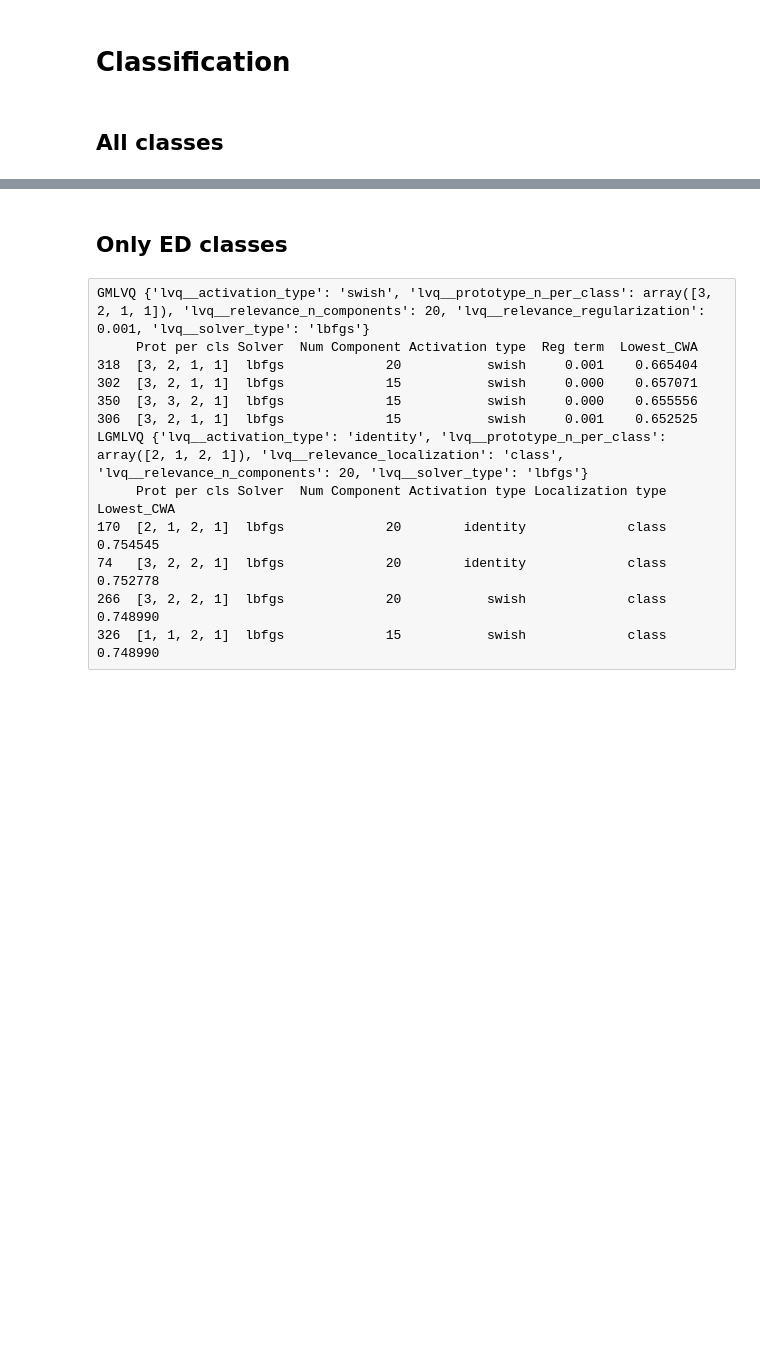
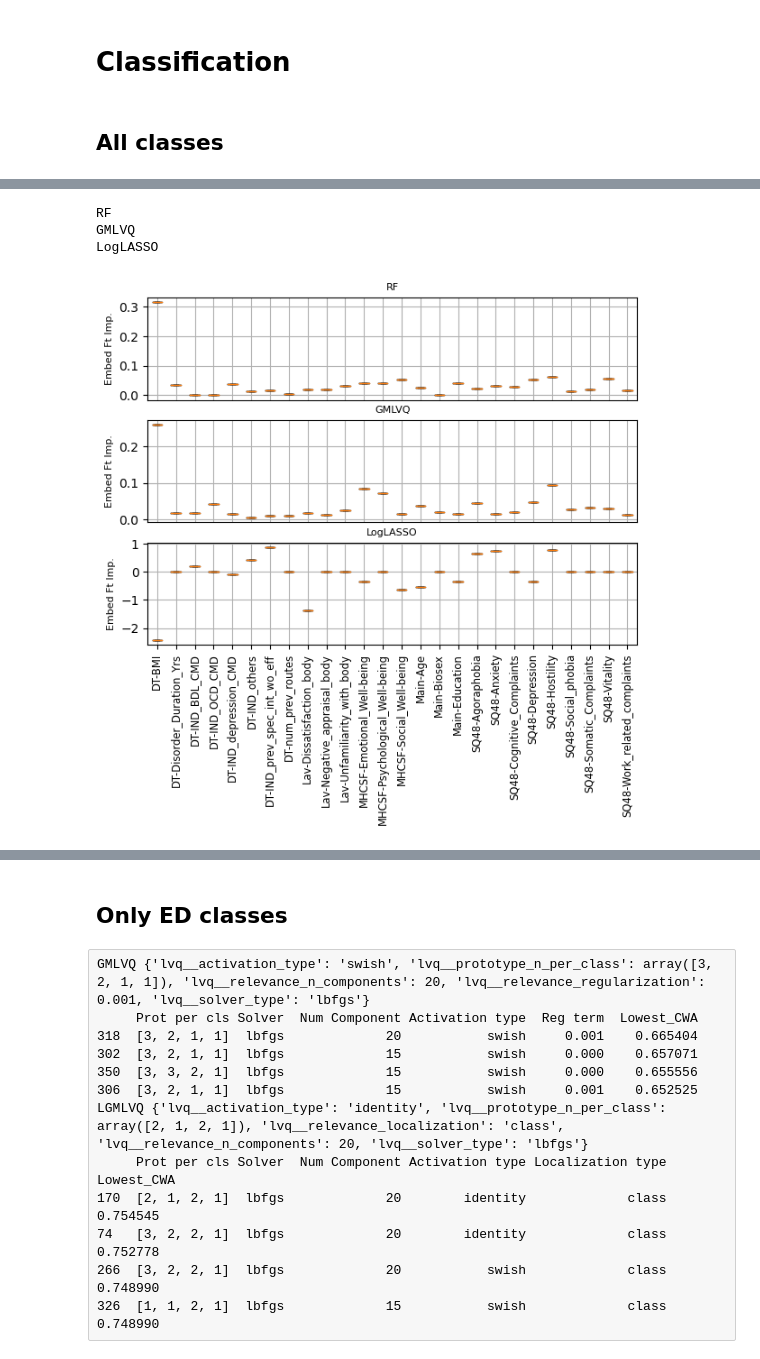
Before and after one commit to SrGh31/ED-profiling, a Jupyter notebook: Prediction_EDTypes_Severity.ipynb, the cells around one changed output, grey strips where cells are left out. Saved outputs shown, nothing was run; the diff lists cells and outputs as text; code cells hidden in the pictures; blank space fills up the shorter version.

```diff
--- a/Prediction_EDTypes_Severity.ipynb
+++ b/Prediction_EDTypes_Severity.ipynb
@@ -222,0 +258,32 @@ fig1.savefig('figs/PNGs/classification/C5_PermImp_%s.png'%dataset_type, bbox_inc
+# %%
+
+fig2,ax2=plt.subplots(len(embedded_feature_weights),1, figsize=(7,5), sharex=True)
+idx=0
+for key, clf in pipeClassifiers.items():
+    if key in embedded_feature_weights:
+        print(key)
+        row_sums = fimp_all[key]['All'].T.sum(axis=1)
+        scaled_imp = fimp_all[key]['All'].T / row_sums[:, np.newaxis]
+        #scaled_imp=fimp_all[key]['All'].T/np.mean(fimp_all[key]['All'].T, axis=0)
+        ax2[idx].boxplot(fimp_all[key]['All'].T ) #scaled_imp)
+        ax2[idx].set_title(key, fontsize=8)
+        ax2[idx].set_ylabel('Embed Ft Imp.', fontsize=8)
+      #  ax2[idx].set_ylim([-0.55,0.55])
+        ax2[idx].grid()
+        if idx<len(embedded_feature_weights)-1:
+            ax2[idx].set_xticks([])
+            ax2[idx].set_xticklabels([])
+            ax2[idx].tick_params(bottom=False)
+            idx+=1
+        else:
+            ax2[idx].set_xticks(list(range(1,num_features+1)))
+            ax2[idx].set_xticklabels(df_train_adapted.columns, rotation=90, fontsize=7, size='small')
+fig2.savefig('figs/PDFs/classification/C5_EmbedImp_%s.pdf'%dataset_type, bbox_inches='tight', transparent=False,
+               pad_inches=0.01)
+fig2.savefig('figs/PNGs/classification/C5_EmbedImp_%s.png'%dataset_type, bbox_inches='tight', transparent=True,
+               pad_inches=0.01)
+# %% [output]
+RF
+GMLVQ
+LogLASSO
+[figure, added]
```
Also changed, not shown: parts of 10 cells of this notebook, 11 other files.
